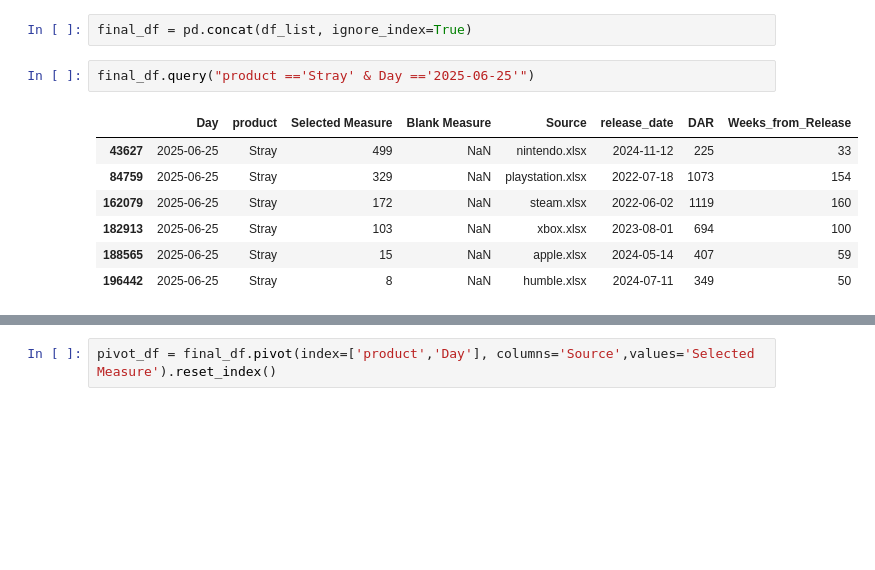
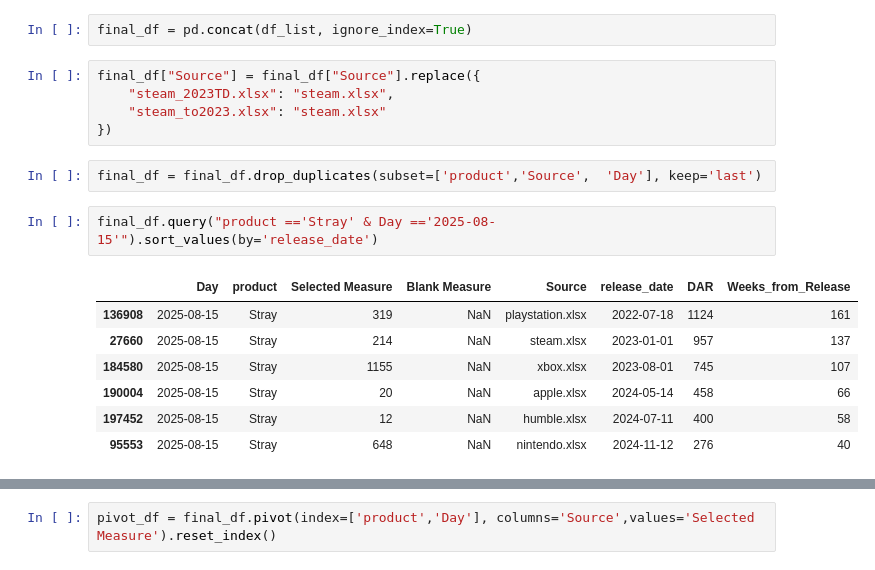
Before and after one commit to dougsack/IndieBI-Sales-EDA, a Jupyter notebook: Time_Series_Mongo_DB_Update-platform_breakout.ipynb, the cells around one changed output, grey strips where cells are left out. Drawn from its saved outputs; the diff is of its cells as text; blank space fills up the shorter version.

```diff
--- a/Time_Series_Mongo_DB_Update-platform_breakout.ipynb
+++ b/Time_Series_Mongo_DB_Update-platform_breakout.ipynb
@@ -43,13 +47,20 @@ for file in files:
     df_list.append(df)
 # %%
 final_df = pd.concat(df_list, ignore_index=True)
+# %%
+final_df["Source"] = final_df["Source"].replace({
+    "steam_2023TD.xlsx": "steam.xlsx",
+    "steam_to2023.xlsx": "steam.xlsx"
+})
+# %%
+final_df = final_df.drop_duplicates(subset=['product','Source',  'Day'], keep='last')
 # %%
-final_df.query("product =='Stray' & Day =='2025-06-25'")
+final_df.query("product =='Stray' & Day =='2025-08-15'").sort_values(by='release_date')
 # %% [output]
 |  | Day | product | Selected Measure | Blank Measure | Source | release_date | DAR | Weeks_from_Release |
-| 43627 | 2025-06-25 | Stray | 499 | NaN | nintendo.xlsx | 2024-11-12 | 225 | 33 |
-| 84759 | 2025-06-25 | Stray | 329 | NaN | playstation.xlsx | 2022-07-18 | 1073 | 154 |
-| 162079 | 2025-06-25 | Stray | 172 | NaN | steam.xlsx | 2022-06-02 | 1119 | 160 |
-| 182913 | 2025-06-25 | Stray | 103 | NaN | xbox.xlsx | 2023-08-01 | 694 | 100 |
-| 188565 | 2025-06-25 | Stray | 15 | NaN | apple.xlsx | 2024-05-14 | 407 | 59 |
-| 196442 | 2025-06-25 | Stray | 8 | NaN | humble.xlsx | 2024-07-11 | 349 | 50 |
+| 136908 | 2025-08-15 | Stray | 319 | NaN | playstation.xlsx | 2022-07-18 | 1124 | 161 |
+| 27660 | 2025-08-15 | Stray | 214 | NaN | steam.xlsx | 2023-01-01 | 957 | 137 |
+| 184580 | 2025-08-15 | Stray | 1155 | NaN | xbox.xlsx | 2023-08-01 | 745 | 107 |
+| 190004 | 2025-08-15 | Stray | 20 | NaN | apple.xlsx | 2024-05-14 | 458 | 66 |
+| 197452 | 2025-08-15 | Stray | 12 | NaN | humble.xlsx | 2024-07-11 | 400 | 58 |
+| 95553 | 2025-08-15 | Stray | 648 | NaN | nintendo.xlsx | 2024-11-12 | 276 | 40 |
```
Also changed, not shown: parts of 10 cells of this notebook, 8 other files.
